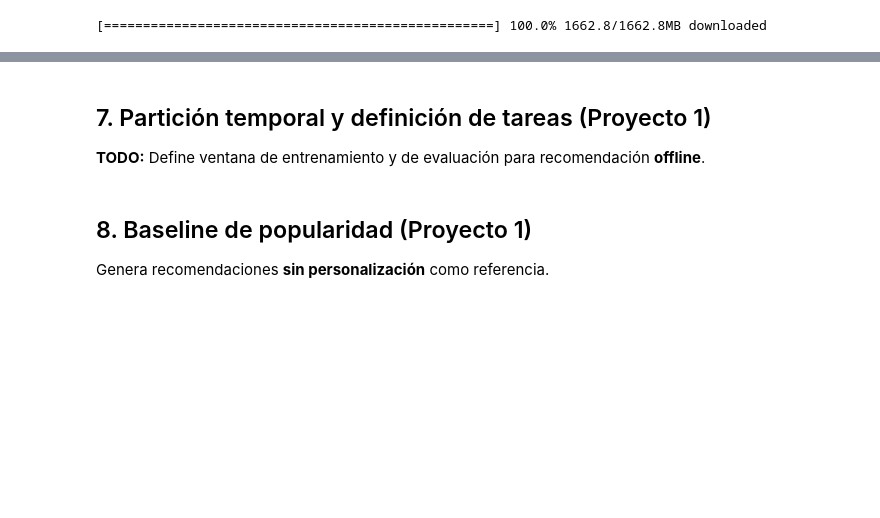
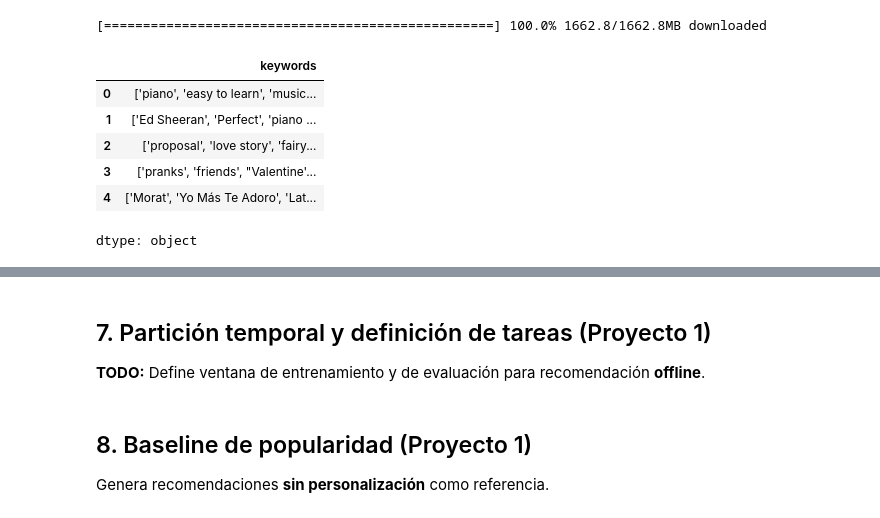
Before and after one commit to brojas7/AnaliticaHistorialYoutube, a Jupyter notebook: notebooks/main.ipynb, the cells around one changed output, grey strips where cells are left out. Saved outputs shown, nothing was run; the diff lists cells and outputs as text; code cells hidden in the pictures; blank space fills up the shorter version.

```diff
--- a/notebooks/main.ipynb
+++ b/notebooks/main.ipynb
@@ -332,3 +295,13 @@ import gensim.downloader as api
 model = api.load("word2vec-google-news-300")
 # %% [output]
 [==================================================] 100.0% 1662.8/1662.8MB downloaded
+# %%
+df_main["keywords"].head()
+# %% [output]
+|  | keywords |
+| 0 | ['piano', 'easy to learn', 'music... |
+| 1 | ['Ed Sheeran', 'Perfect', 'piano ... |
+| 2 | ['proposal', 'love story', 'fairy... |
+| 3 | ['pranks', 'friends', "Valentine'... |
+| 4 | ['Morat', 'Yo Más Te Adoro', 'Lat... |
+dtype: object
```
Also changed, not shown: parts of 8 cells of this notebook.
